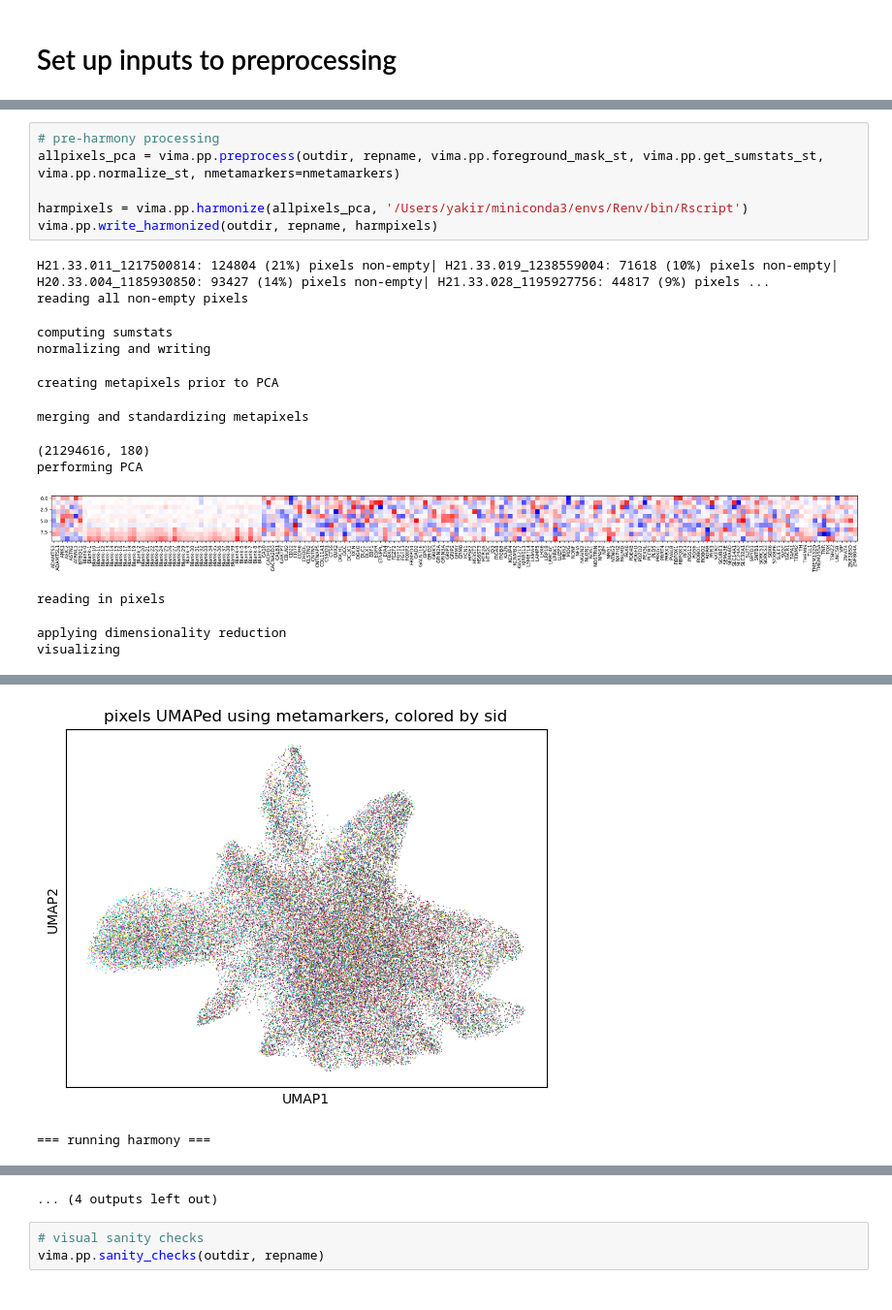
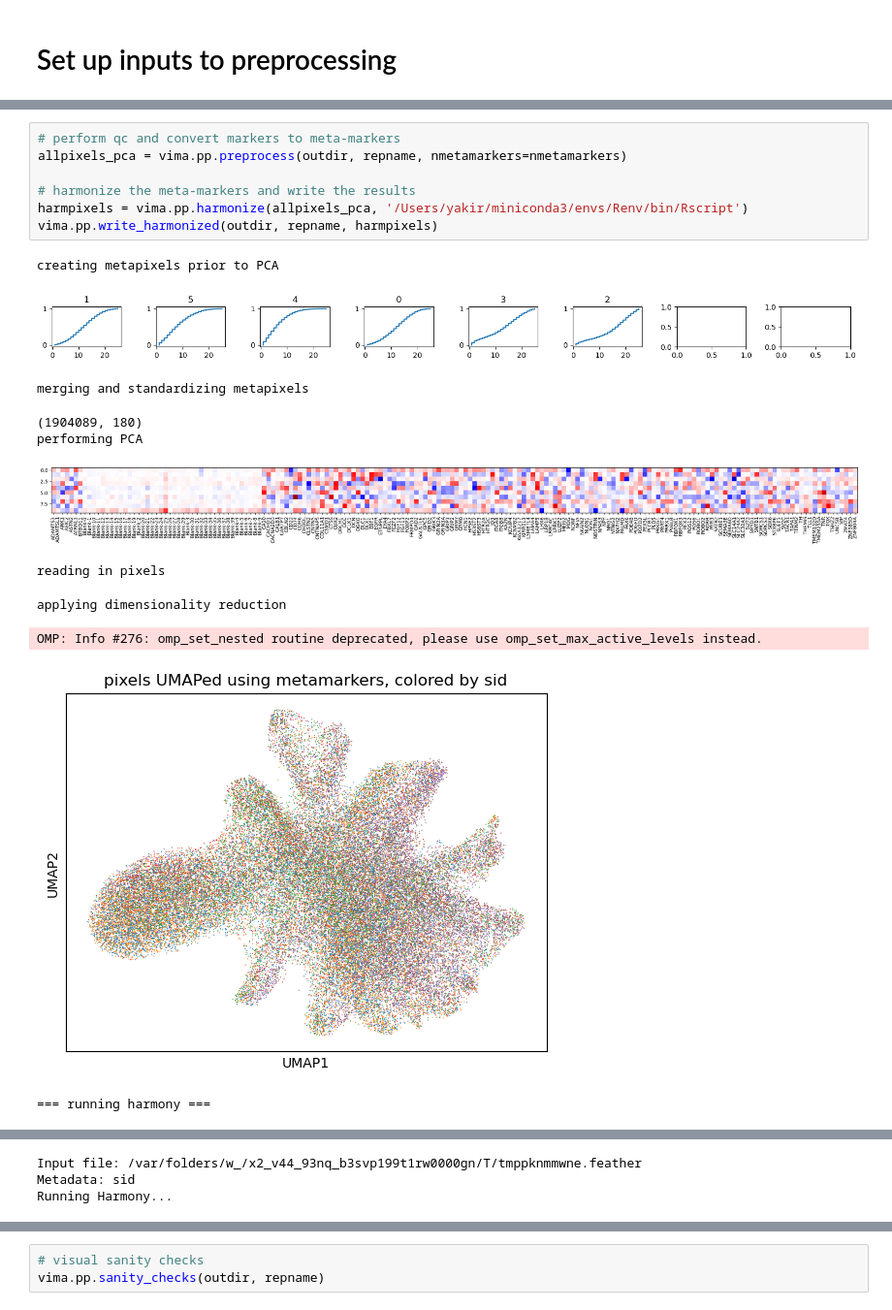
Before and after one commit to yakirr/vimapaper, a Jupyter notebook: ALZ/ALZ.1.preprocess.ipynb, the cells around one changed output, grey strips where cells are left out. Shown at 97% size. Drawn from its saved outputs; the diff is of its cells as text.

Commit message:
updated preprocessing notebooks to be compatible with latest vima version

```diff
--- a/ALZ/ALZ.1.preprocess.ipynb
+++ b/ALZ/ALZ.1.preprocess.ipynb
@@ -37,19 +85,19 @@ for file in files:
 # %%
-# pre-harmony processing
-allpixels_pca = vima.pp.preprocess(outdir, repname, vima.pp.foreground_mask_st, vima.pp.get_sumstats_st, vima.pp.normalize_st, nmetamarkers=nmetamarkers)
+# perform qc and convert markers to meta-markers
+allpixels_pca = vima.pp.preprocess(outdir, repname, nmetamarkers=nmetamarkers)
 
+# harmonize the meta-markers and write the results
 harmpixels = vima.pp.harmonize(allpixels_pca, '/Users/yakir/miniconda3/envs/Renv/bin/Rscript')
 vima.pp.write_harmonized(outdir, repname, harmpixels)
 # %% [output]
-H21.33.011_1217500814: 124804 (21%) pixels non-empty| H21.33.019_1238559004: 71618 (10%) pixels non-empty| H20.33.004_1185930850: 93427 (14%) pixels non-empty| H21.33.028_1195927756: 44817 (9%) pixels ...
-reading all non-empty pixels
+creating metapixels prior to PCA
+[figure, new version]
-computing sumstats
-normalizing and writing
+merging and standardizing metapixels
-creating metapixels prior to PCA
+(1904089, 180)
+performing PCA
+[figure, new version]
-merging and standardizing metapixels
+reading in pixels
-(21294616, 180)
-performing PCA
+applying dimensionality reduction
-[figure, old version]
-reading in pixels
+OMP: Info #276: omp_set_nested routine deprecated, please use omp_set_max_active_levels instead.
+[figure, added]
-applying dimensionality reduction
-visualizing
+=== running harmony ===
@@ -57,2 +117,3 @@ OMP: Info #276: omp_set_nested routine deprecated, please use omp_set_max_active
-[figure, old version]
-=== running harmony ===
+Input file: /var/folders/w_/x2_v44_93nq_b3svp199t1rw0000gn/T/tmppknmmwne.feather
+Metadata: sid
+Running Harmony...
@@ -70,4 +121,3 @@ Transposing data matrix
-... (4 outputs left out)
 # %%
 # visual sanity checks
 vima.pp.sanity_checks(outdir, repname)
```
Also changed, not shown: parts of 8 cells of this notebook, 2 other files.
